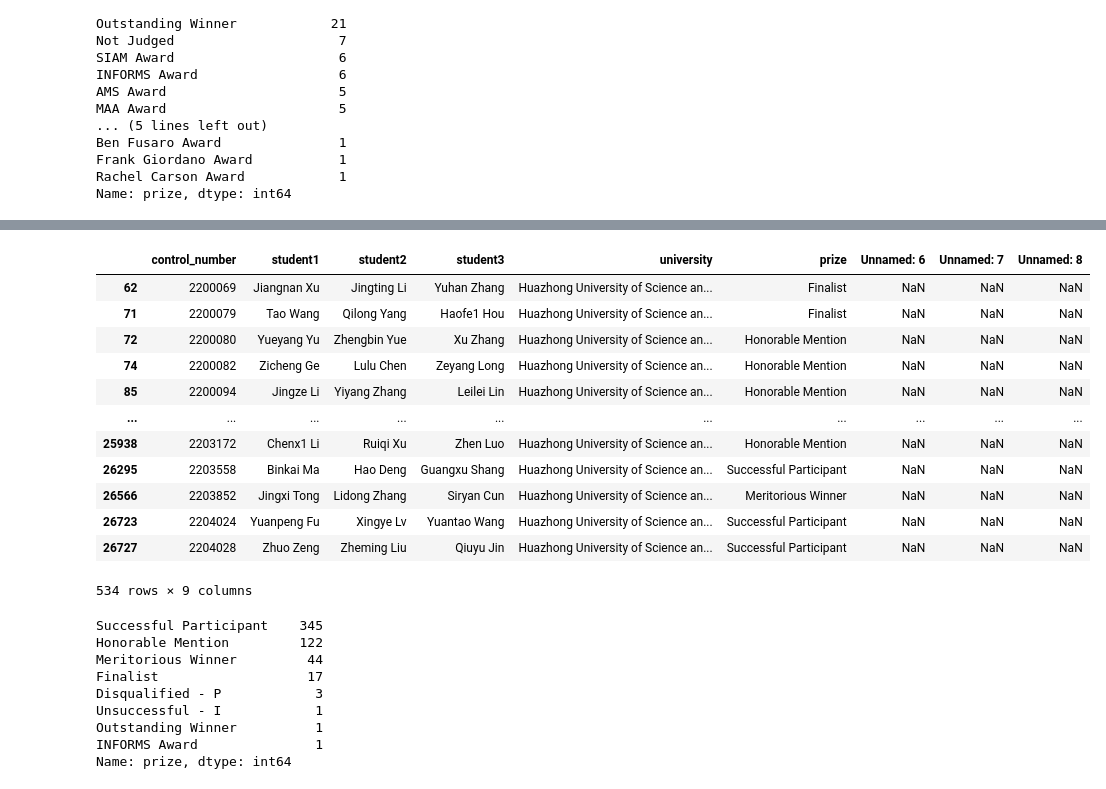
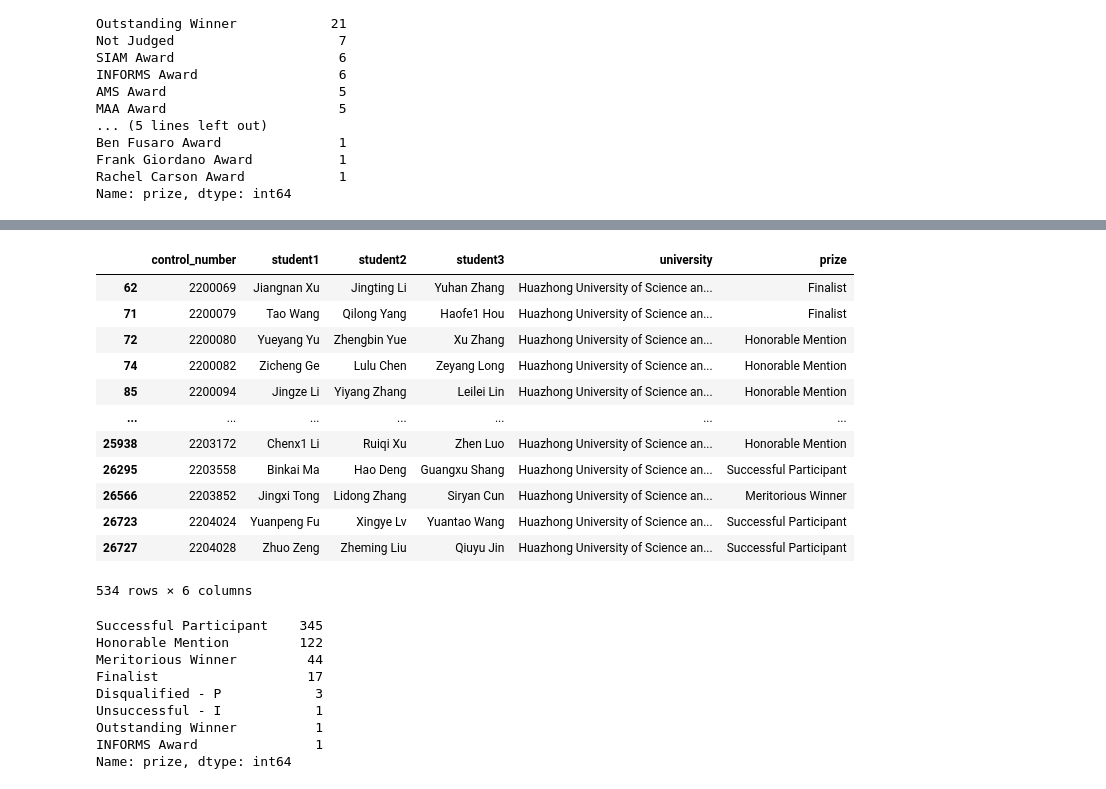
Before and after one commit to personqianduixue/comap_crawler_2023, a Jupyter notebook: analysis.ipynb, the cells around one changed output, grey strips where cells are left out. Cells and saved outputs as stored; diff of their text form; code cells hidden in the pictures.

```diff
--- a/analysis.ipynb
+++ b/analysis.ipynb
@@ -1,8 +8,6 @@
 # %%
-import shutil
-import pandas as pd
-
 shutil.copyfile('./all/all.txt', './all/all.csv')
 data = pd.read_csv('./all/all.csv')
+data=data.iloc[:,0:6]
 data.head()
 # %% [output]
@@ -63,20 +89,20 @@ Name: prize, dtype: int64
 # %%
-your_univ_result=data.loc[data['university']=='Huazhong University of Science and Technology']
+your_univ_result=data.loc[data['university']==your_university]
 your_univ_result
 # %% [output]
-|  | control_number | student1 | student2 | student3 | university | prize | Unnamed: 6 | Unnamed: 7 | Unnamed: 8 |
-| 62 | 2200069 | Jiangnan Xu | Jingting Li | Yuhan Zhang | Huazhong University of Science an... | Finalist | NaN | NaN | NaN |
-| 71 | 2200079 | Tao Wang | Qilong Yang | Haofe1 Hou | Huazhong University of Science an... | Finalist | NaN | NaN | NaN |
-| 72 | 2200080 | Yueyang Yu | Zhengbin Yue | Xu Zhang | Huazhong University of Science an... | Honorable Mention | NaN | NaN | NaN |
-| 74 | 2200082 | Zicheng Ge | Lulu Chen | Zeyang Long | Huazhong University of Science an... | Honorable Mention | NaN | NaN | NaN |
-| 85 | 2200094 | Jingze Li | Yiyang Zhang | Leilei Lin | Huazhong University of Science an... | Honorable Mention | NaN | NaN | NaN |
-| ... | ... | ... | ... | ... | ... | ... | ... | ... | ... |
-| 25938 | 2203172 | Chenx1 Li | Ruiqi Xu | Zhen Luo | Huazhong University of Science an... | Honorable Mention | NaN | NaN | NaN |
-| 26295 | 2203558 | Binkai Ma | Hao Deng | Guangxu Shang | Huazhong University of Science an... | Successful Participant | NaN | NaN | NaN |
-| 26566 | 2203852 | Jingxi Tong | Lidong Zhang | Siryan Cun | Huazhong University of Science an... | Meritorious Winner | NaN | NaN | NaN |
-| 26723 | 2204024 | Yuanpeng Fu | Xingye Lv | Yuantao Wang | Huazhong University of Science an... | Successful Participant | NaN | NaN | NaN |
-| 26727 | 2204028 | Zhuo Zeng | Zheming Liu | Qiuyu Jin | Huazhong University of Science an... | Successful Participant | NaN | NaN | NaN |
+|  | control_number | student1 | student2 | student3 | university | prize |
+| 62 | 2200069 | Jiangnan Xu | Jingting Li | Yuhan Zhang | Huazhong University of Science an... | Finalist |
+| 71 | 2200079 | Tao Wang | Qilong Yang | Haofe1 Hou | Huazhong University of Science an... | Finalist |
+| 72 | 2200080 | Yueyang Yu | Zhengbin Yue | Xu Zhang | Huazhong University of Science an... | Honorable Mention |
+| 74 | 2200082 | Zicheng Ge | Lulu Chen | Zeyang Long | Huazhong University of Science an... | Honorable Mention |
+| 85 | 2200094 | Jingze Li | Yiyang Zhang | Leilei Lin | Huazhong University of Science an... | Honorable Mention |
+| ... | ... | ... | ... | ... | ... | ... |
+| 25938 | 2203172 | Chenx1 Li | Ruiqi Xu | Zhen Luo | Huazhong University of Science an... | Honorable Mention |
+| 26295 | 2203558 | Binkai Ma | Hao Deng | Guangxu Shang | Huazhong University of Science an... | Successful Participant |
+| 26566 | 2203852 | Jingxi Tong | Lidong Zhang | Siryan Cun | Huazhong University of Science an... | Meritorious Winner |
+| 26723 | 2204024 | Yuanpeng Fu | Xingye Lv | Yuantao Wang | Huazhong University of Science an... | Successful Participant |
+| 26727 | 2204028 | Zhuo Zeng | Zheming Liu | Qiuyu Jin | Huazhong University of Science an... | Successful Participant |
-534 rows × 9 columns
+534 rows × 6 columns
 # %%
 your_univ_result['prize'].value_counts()
 # %% [output]
```
Also changed, not shown: parts of 5 cells of this notebook, 1 other file.
